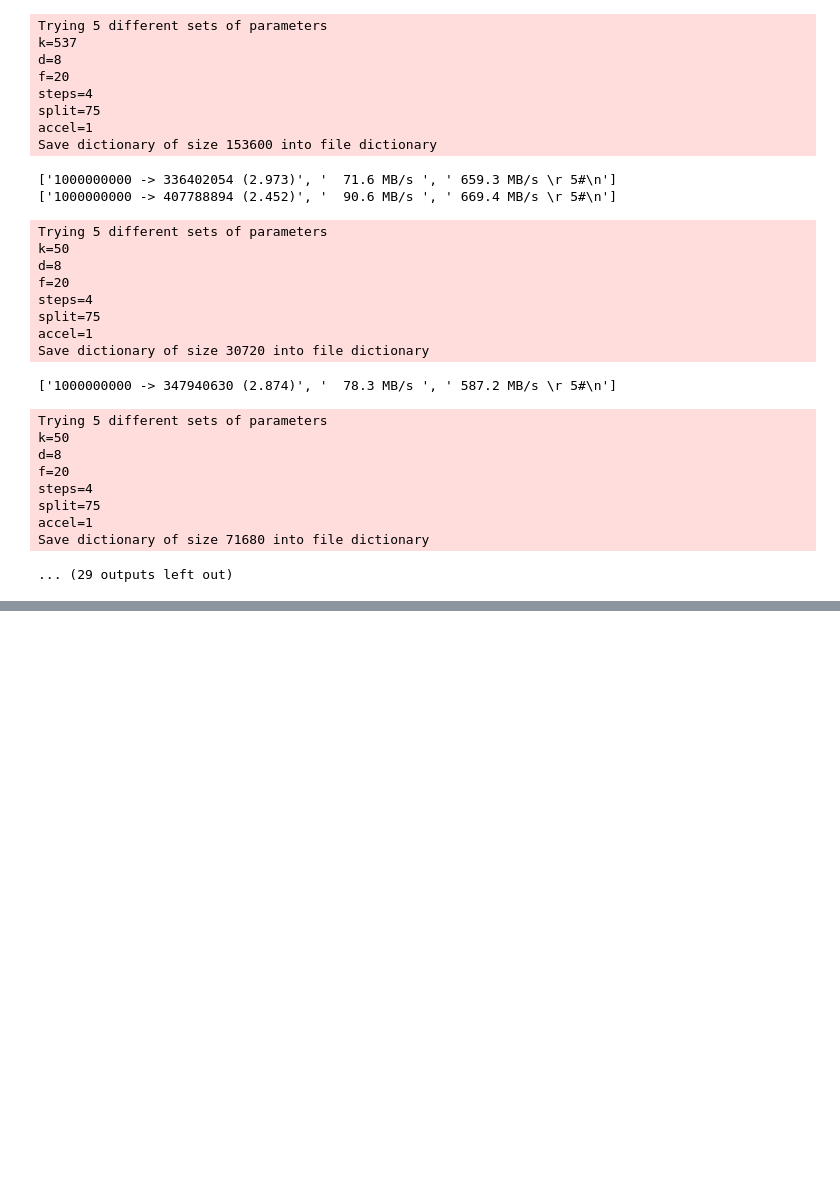
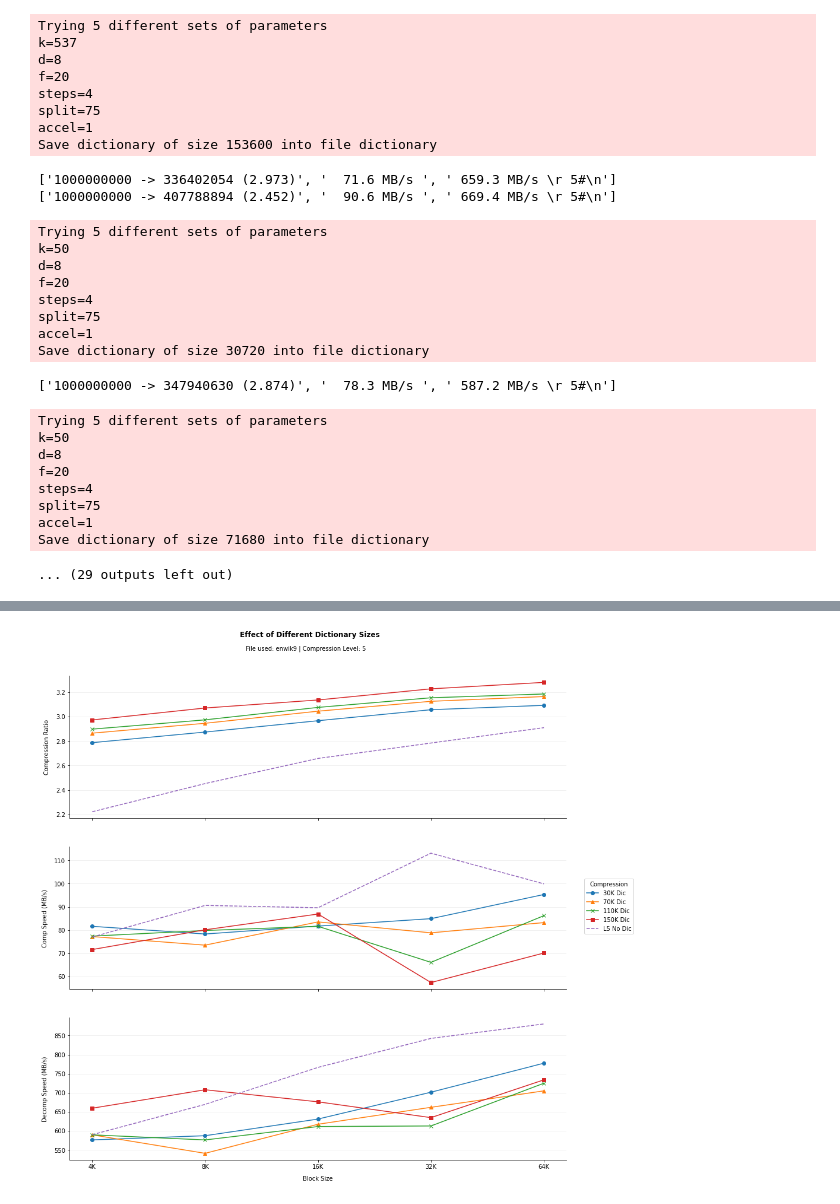
Before and after one commit to CarlosCRG19/open-source-mlh-fellowship, a Jupyter notebook: Week-6/4thTests.ipynb, the cells around one changed output, grey strips where cells are left out. Saved outputs shown, nothing was run; the diff lists cells and outputs as text; code cells hidden in the pictures; blank space fills up the shorter version.

Commit message:
Tested dictionary size

```diff
--- a/Week-6/4thTests.ipynb
+++ b/Week-6/4thTests.ipynb
@@ -74,11 +74,11 @@ for size in block_sizes:
     # -- DICTIONARY COMPRESSION -- #
 
     # Building dictionary
-    dic_building_command = f"zstd --train -B{size} {file}"
+    dic_building_command = f"zstd --train -3 -B{size} {file}"
     os.system(dic_building_command)
 
     # Benchmarks with dictionary
-    dic_benchmark_command = f"zstd -b -B{size} {file} -D dictionary"
+    dic_benchmark_command = f"zstd -b3 -B{size} {file} -D dictionary"
     dic_stream = Popen(dic_benchmark_command,
                        shell=True,
                        stdout=PIPE,
@@ -693,0 +648,46 @@ plt.show()
+# %%
+fig, (ax1, ax2, ax3) = plt.subplots(3, 1, sharex=True, figsize=(15,15))
+fig.suptitle("Effect of Different Dictionary Sizes", weight="bold", y=0.95)
+fig.text(s=f"File used: {file} | Compression Level: {compression_level}", y=0.92, x=0.4)
+
+markers = ["o", "^", "x", "s", "."] # Possible markers to differentiate the plots for each file (allows for 5 different files)
+
+columns = ["compression_ratio", "compression_speed", "decompression_speed"]
+x = [pow(2,i) for i in range(2, 7)] # Array for ticks in X axis
+
+for (i, dictionary_size) in enumerate(dictionary_sizes):
+
+    # semilogx is used for these plots as it allows a logaritmic
+    # progression in the x axis. Block sizes are selected following a progression of base 4
+    ax1.semilogx(x, df_dsizes[f"compression_ratio_d{dictionary_size}"], label=dictionary_size, base=2, marker=markers[i])
+    ax2.semilogx(x, df_dsizes[f"compression_speed_d{dictionary_size}"], label=dictionary_size, base=2, marker=markers[i])
+    ax3.semilogx(x, df_dsizes[f"decompression_speed_d{dictionary_size}"], label=dictionary_size, base=2, marker=markers[i])
+
+# No Dic Compression  plot
+ax1.semilogx(x, df_dsizes[f"compression_ratio_l5"], "--", label="nodic", base=2)
+ax2.semilogx(x, df_dsizes[f"compression_speed_l5"], "--", label="nodic", base=2)
+ax3.semilogx(x, df_dsizes[f"decompression_speed_l5"], "--", label="nodic", base=2)
+
+# AXES STYLES
+
+# Y axis
+ax1.set_ylabel("Compression Ratio", labelpad=10)
+ax2.set_ylabel("Comp Speed (MB/s)", labelpad=10)
+ax3.set_ylabel("Decomp Speed (MB/s)", labelpad=10)
+
+# X axis
+ax3.set_xlabel("Block Size", labelpad=10)
+ax3.set_xticks(x)
+ax3.set_xticklabels(block_sizes)
+
+# Labels to identify each file
+fig.legend([ax1, ax2, ax3],
+           labels=["30K Dic", "70K Dic", "110K Dic", "150K Dic", "L5 No Dic"],
+           loc="center right",
+           borderaxespad=0.1,
+           title="Compression"
+          )
+
+plt.show()
+# %% [output]
+[figure, added]
```
Also changed, not shown: parts of 14 cells of this notebook.
